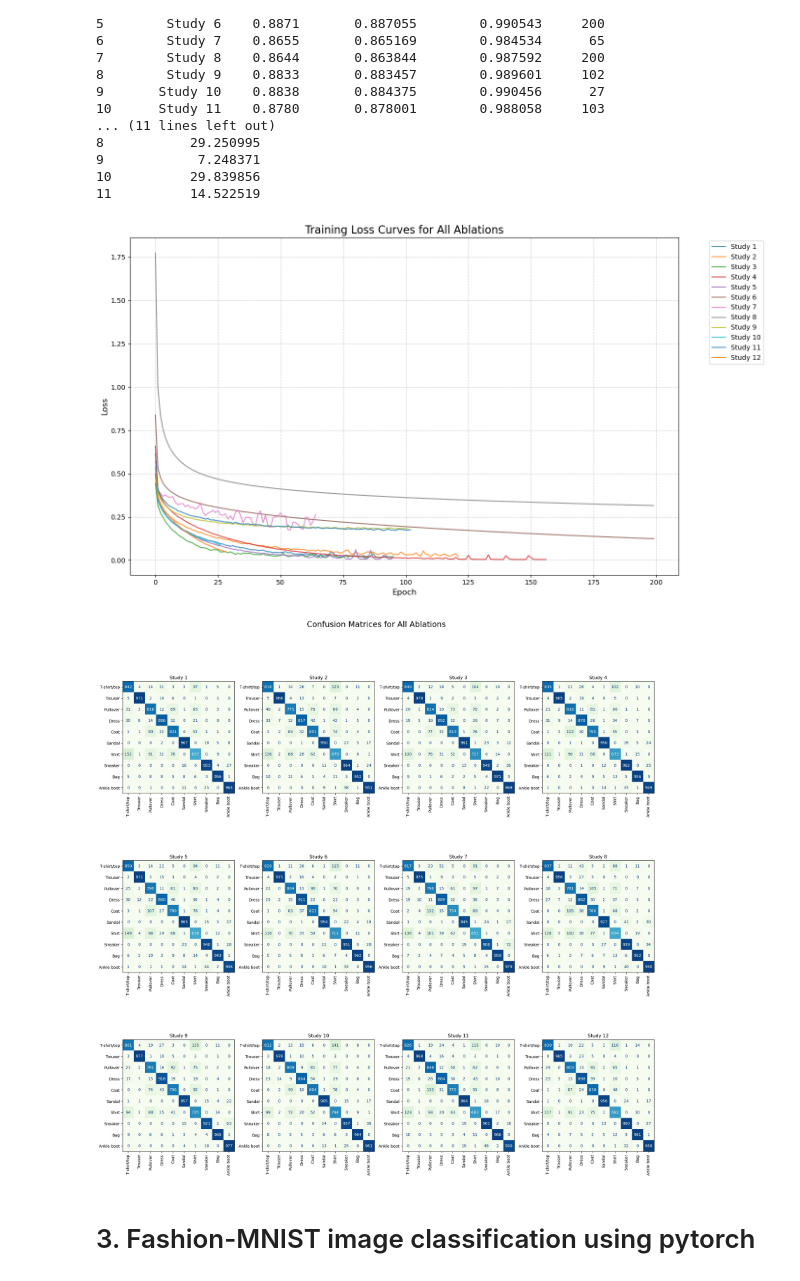
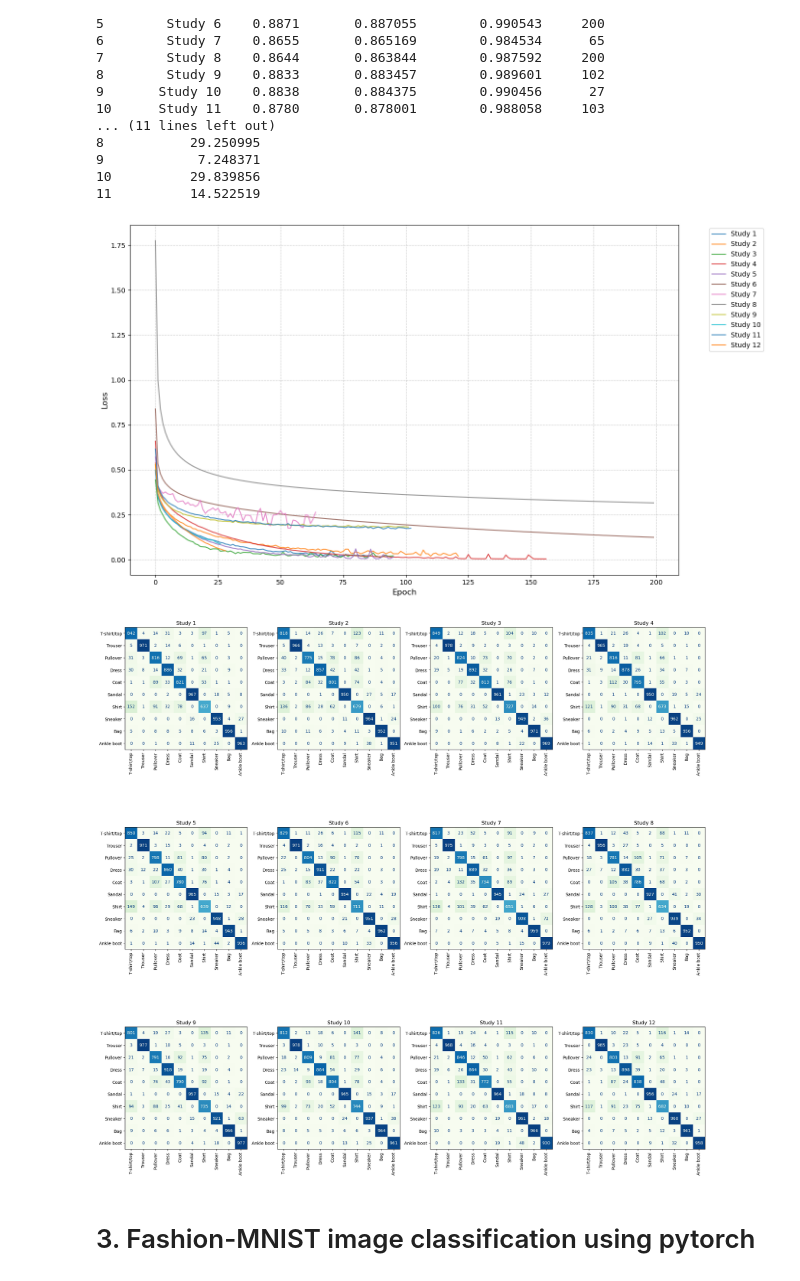
Before and after one commit to deskk/MIS_project3, a Jupyter notebook: project3.ipynb, the cells around one changed output. Drawn from its saved outputs; the diff is of its cells as text; code cells hidden in the pictures.

```diff
--- a/project3.ipynb
+++ b/project3.ipynb
@@ -274,40 +274,40 @@ for name, loss_curve in all_loss_curves.items():
 
 plt.xlabel('Epoch', fontsize=12)
 plt.ylabel('Loss', fontsize=12)
-plt.title('Training Loss Curves for All Ablations', fontsize=16)
+# plt.title('Training Loss Curves for All Ablations', fontsize=16)
 plt.legend(bbox_to_anchor=(1.05, 1), loc='upper left')
 plt.grid(True, linestyle='--', alpha=0.6)
 plt.tight_layout()
 plt.show()
 # %% [output]
-[figure, old version]
+[figure, new version]
 # %%
 # create a 3x4 grid for 12 plots
 
 fig, axes = plt.subplots(3, 4, figsize=(20, 20))
 axes_flat = axes.flatten()
 
 if len(all_cms) > len(axes_flat):
     print("Warning: More ablations than available subplots. Some CMs won't be plotted.")
 
 for i, (name, cm) in enumerate(all_cms.items()):
     if i >= len(axes_flat):
         break
 
     ax = axes_flat[i]
     disp = ConfusionMatrixDisplay(confusion_matrix=cm, display_labels=class_names)
 
     disp.plot(cmap=plt.cm.GnBu, ax=ax, xticks_rotation='vertical', colorbar=False)
     ax.set_title(name, fontsize=12)
     ax.set_xlabel('')
     ax.set_ylabel('')
 
 # fig.colorbar(disp.im_, ax=axes.ravel().tolist(), shrink=0.7)
-plt.suptitle('Confusion Matrices for All Ablations', fontsize=20, y=1.02)
+# plt.suptitle('Confusion Matrices for All Ablations', fontsize=20, y=1.02)
 plt.tight_layout()
 plt.show()
 # %% [output]
-[figure, old version]
+[figure, new version]
 # %% [markdown]
 # 3. Fashion-MNIST image classification  using pytorch
 # %%
```
